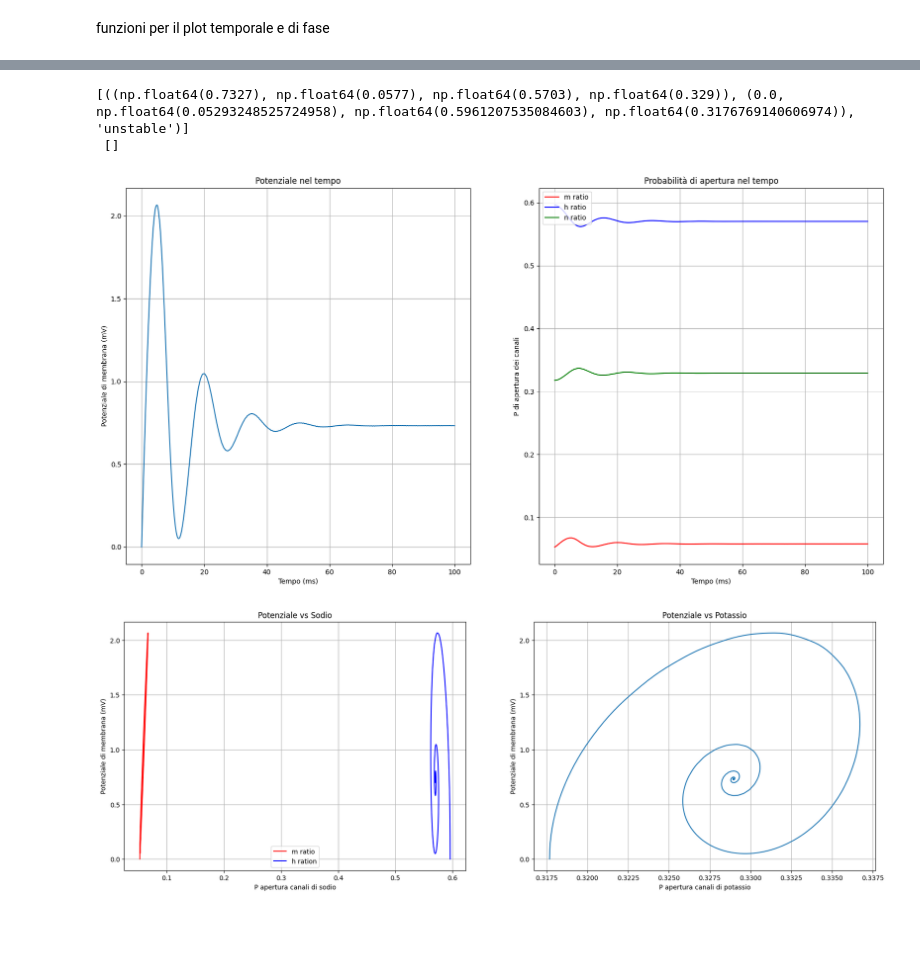
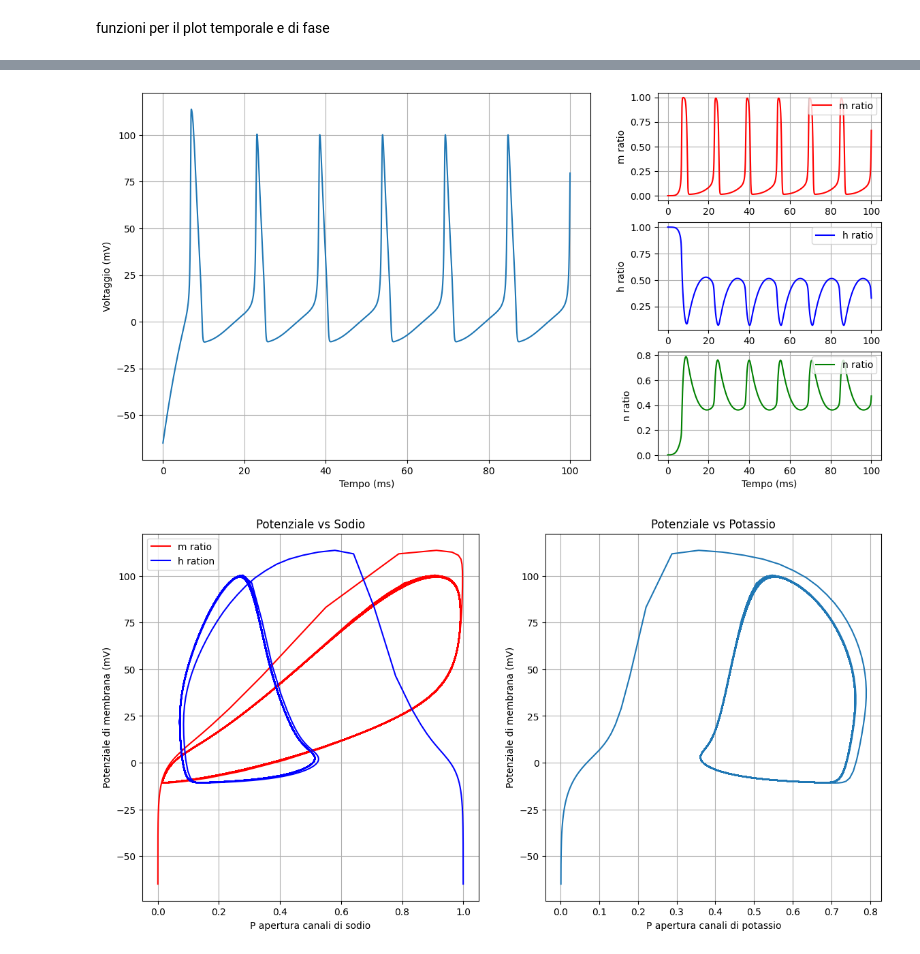
Before and after one commit to pietromihelj/modelli-e-sistemi-complessi, a Jupyter notebook: multistabilità_in_sistemi_neutonali_Pietro_Mihelj.ipynb, the cells around one changed output, grey strips where cells are left out. Drawn from its saved outputs; the diff is of its cells as text; code cells hidden in the pictures; blank space fills up the shorter version.

```diff
--- a/multistabilità_in_sistemi_neutonali_Pietro_Mihelj.ipynb
+++ b/multistabilità_in_sistemi_neutonali_Pietro_Mihelj.ipynb
@@ -207,22 +301,19 @@ def equilibrium_plot_V_Ie(V0,Cm,Gna,ENa,Gk,Ek,Gl,El,Ie_list):
 # %%
 Cm = 1
 Gna = 120
 Gk = 36
 Gl = 0.1
 ENa = 115
 Ek = -12
-El = -10.6
-Ie = 5
-V0 = 0.0
+El = -10.4
+Ie = 10
+V0 = -65.0
 T = 1000
 n_p = 10000
 
 time_plots(100,n_p,V0,Cm,Gna,Gk,Gl,ENa,Ek,El,Ie)
 phase_plots(T,n_p,V0,Cm,Gna,Gk,Gl,ENa,Ek,El,Ie)
-eqs, non_eqs = find_eqs_ponts(V0,Cm,Gna,ENa,Gk,Ek,Gl,El,Ie)
-print(f'{eqs} \n {non_eqs}')
+equilibrium_plot_V_Ie(-65.0,Cm,Gna,ENa,Gk,Ek,Gl,El,np.linspace(0,16,1000))
 # %% [output]
-[((np.float64(0.7327), np.float64(0.0577), np.float64(0.5703), np.float64(0.329)), (0.0, np.float64(0.05293248525724958), np.float64(0.5961207535084603), np.float64(0.3176769140606974)), 'unstable')]
- []
-[figure, old version]
+[figure, new version]
-[figure, old version]
+[figure, new version]
```
Also changed, not shown: parts of 19 cells of this notebook.
